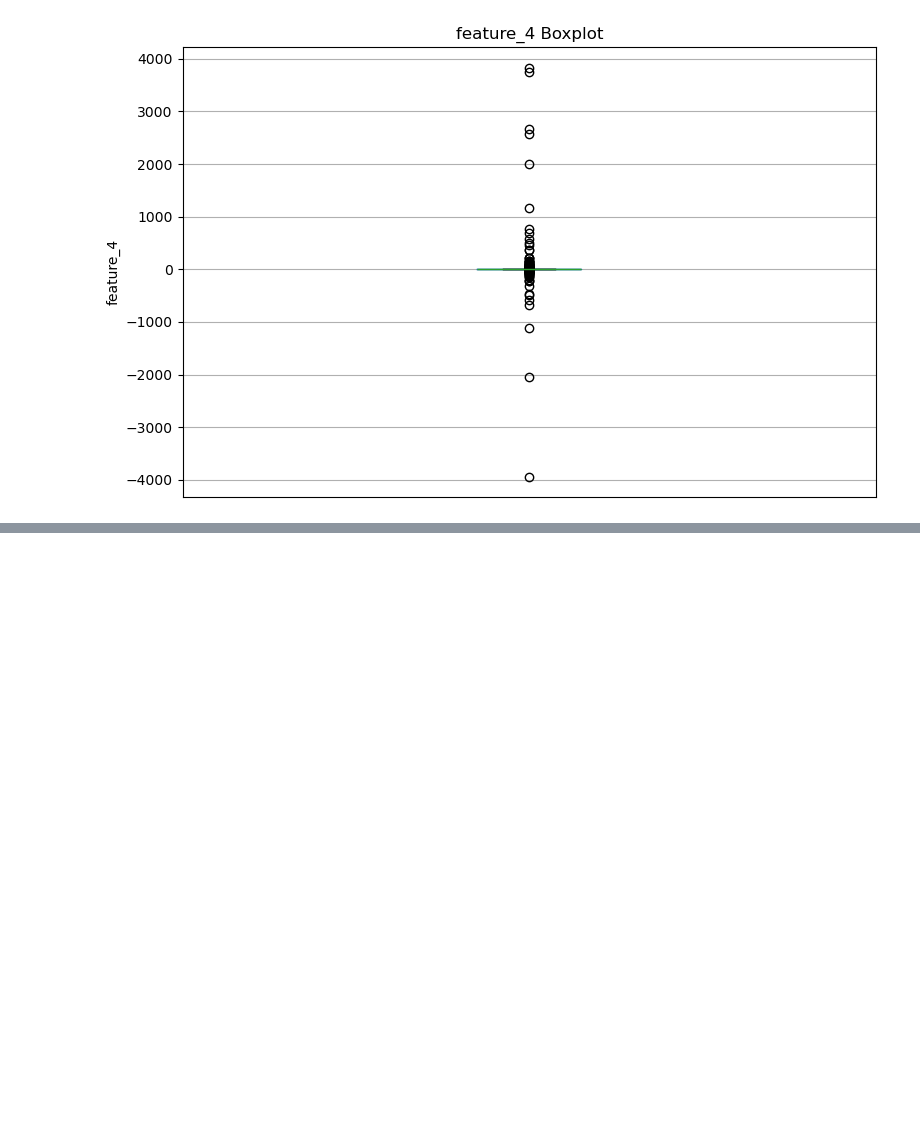
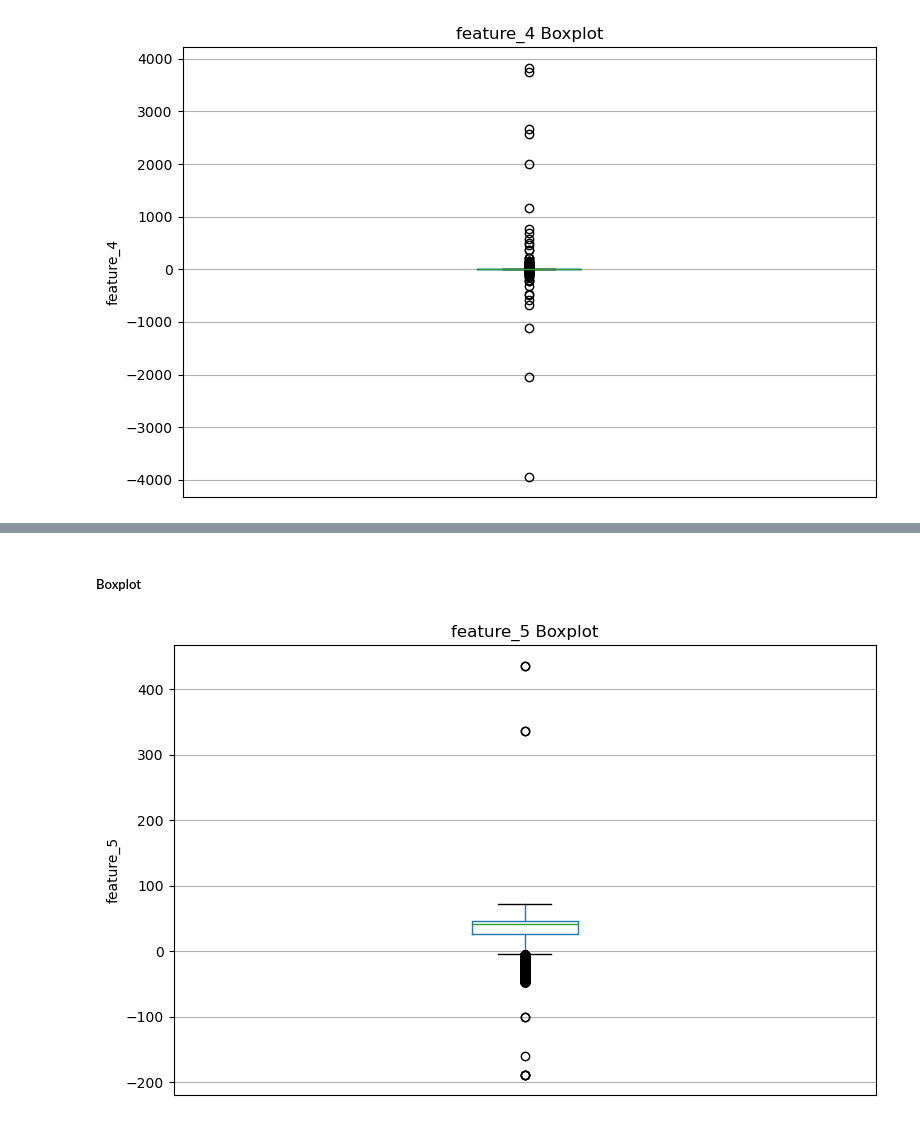
Before and after one commit to Daniyaliranmehr/Neural-Network-Training-Techniques, a Jupyter notebook: notebooks/01_data_preparation.ipynb, the cells around one changed output, grey strips where cells are left out. Drawn from its saved outputs; the diff is of its cells as text; code cells hidden in the pictures; blank space fills up the shorter version.

```diff
--- a/notebooks/01_data_preparation.ipynb
+++ b/notebooks/01_data_preparation.ipynb
@@ -161,0 +170,6 @@ visualization.plot_boxplot(df, column='feature_4', save_path='../assets/')
+# %% [markdown]
+##### Boxplot
+# %%
+visualization.plot_boxplot(df, column='feature_5', save_path='../assets/')
+# %% [output]
+[figure, added]
```
Also changed, not shown: parts of 3 cells of this notebook, 3 other files.
